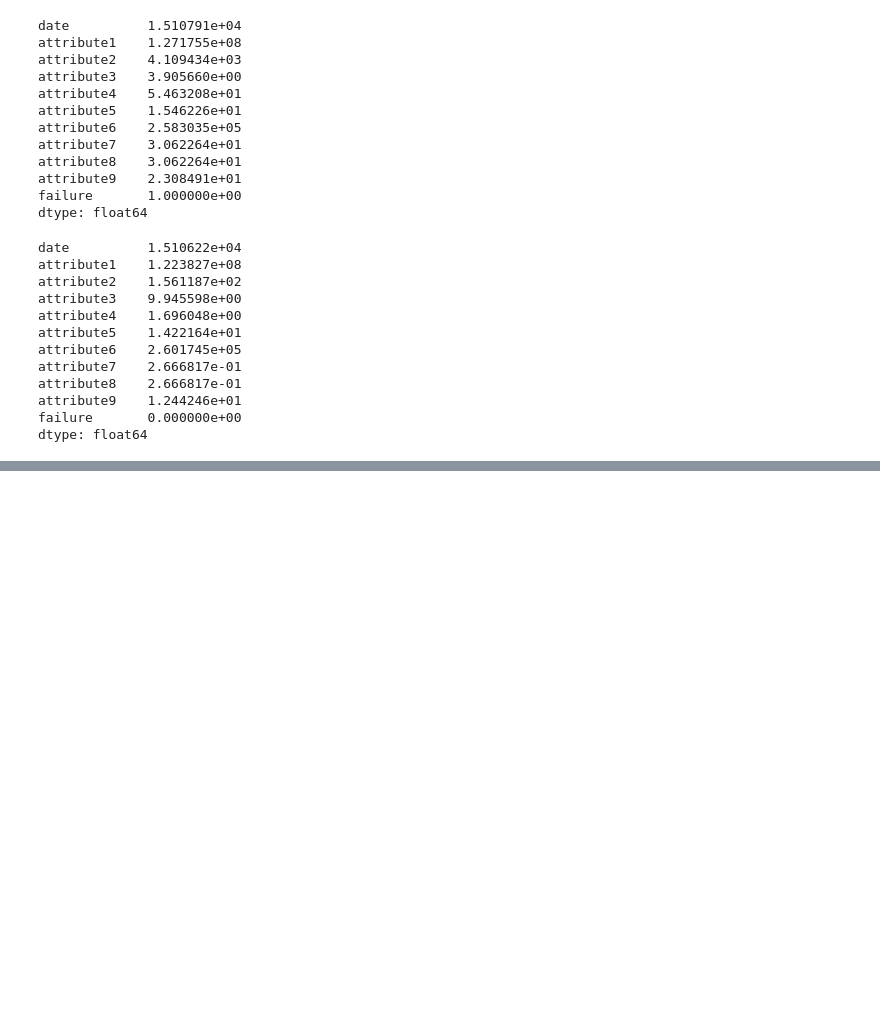
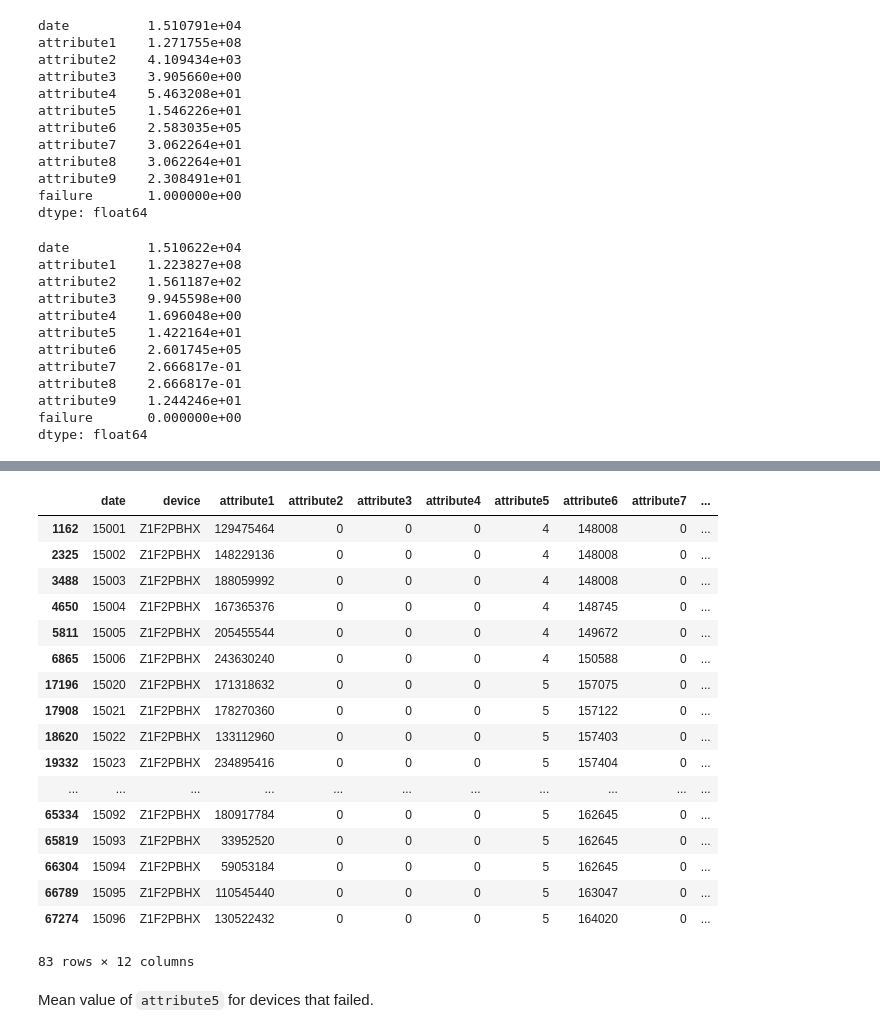
Before and after one commit to bdfraney/Robot_Failure_Challenge, a Jupyter notebook: notebooks/EDA.ipynb, the cells around one changed output, grey strips where cells are left out. Drawn from its saved outputs; the diff is of its cells as text; code cells hidden in the pictures; blank space fills up the shorter version.

```diff
--- a/notebooks/EDA.ipynb
+++ b/notebooks/EDA.ipynb
@@ -161,0 +270,23 @@ dtype: float64
+# %%
+df.query('device == "Z1F2PBHX"')
+# %% [output]
+|  | date | device | attribute1 | attribute2 | attribute3 | attribute4 | attribute5 | attribute6 | attribute7 | ... |
+| 1162 | 15001 | Z1F2PBHX | 129475464 | 0 | 0 | 0 | 4 | 148008 | 0 | ... |
+| 2325 | 15002 | Z1F2PBHX | 148229136 | 0 | 0 | 0 | 4 | 148008 | 0 | ... |
+| 3488 | 15003 | Z1F2PBHX | 188059992 | 0 | 0 | 0 | 4 | 148008 | 0 | ... |
+| 4650 | 15004 | Z1F2PBHX | 167365376 | 0 | 0 | 0 | 4 | 148745 | 0 | ... |
+| 5811 | 15005 | Z1F2PBHX | 205455544 | 0 | 0 | 0 | 4 | 149672 | 0 | ... |
+| 6865 | 15006 | Z1F2PBHX | 243630240 | 0 | 0 | 0 | 4 | 150588 | 0 | ... |
+| 17196 | 15020 | Z1F2PBHX | 171318632 | 0 | 0 | 0 | 5 | 157075 | 0 | ... |
+| 17908 | 15021 | Z1F2PBHX | 178270360 | 0 | 0 | 0 | 5 | 157122 | 0 | ... |
+| 18620 | 15022 | Z1F2PBHX | 133112960 | 0 | 0 | 0 | 5 | 157403 | 0 | ... |
+| 19332 | 15023 | Z1F2PBHX | 234895416 | 0 | 0 | 0 | 5 | 157404 | 0 | ... |
+| ... | ... | ... | ... | ... | ... | ... | ... | ... | ... | ... |
+| 65334 | 15092 | Z1F2PBHX | 180917784 | 0 | 0 | 0 | 5 | 162645 | 0 | ... |
+| 65819 | 15093 | Z1F2PBHX | 33952520 | 0 | 0 | 0 | 5 | 162645 | 0 | ... |
+| 66304 | 15094 | Z1F2PBHX | 59053184 | 0 | 0 | 0 | 5 | 162645 | 0 | ... |
+| 66789 | 15095 | Z1F2PBHX | 110545440 | 0 | 0 | 0 | 5 | 163047 | 0 | ... |
+| 67274 | 15096 | Z1F2PBHX | 130522432 | 0 | 0 | 0 | 5 | 164020 | 0 | ... |
+83 rows × 12 columns
+# %% [markdown]
+Mean value of `attribute5` for devices that failed.
```
Also changed, not shown: parts of 24 cells of this notebook, 1 other file.
